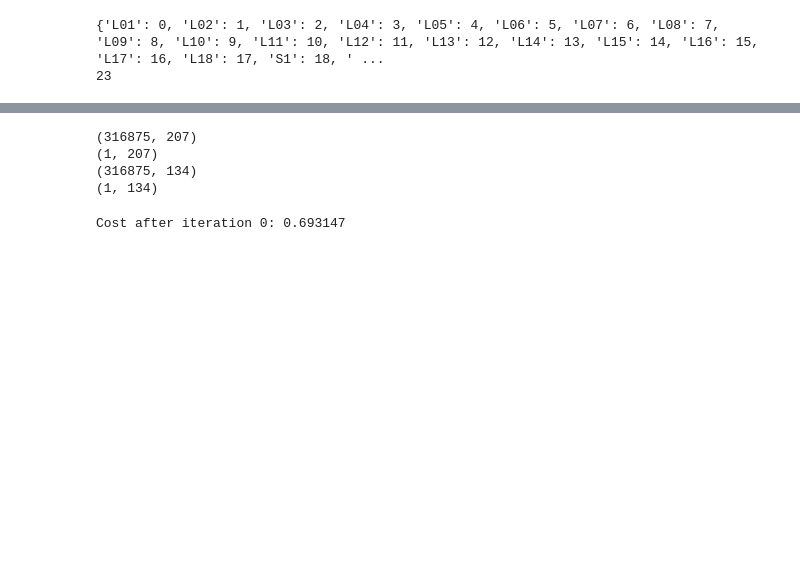
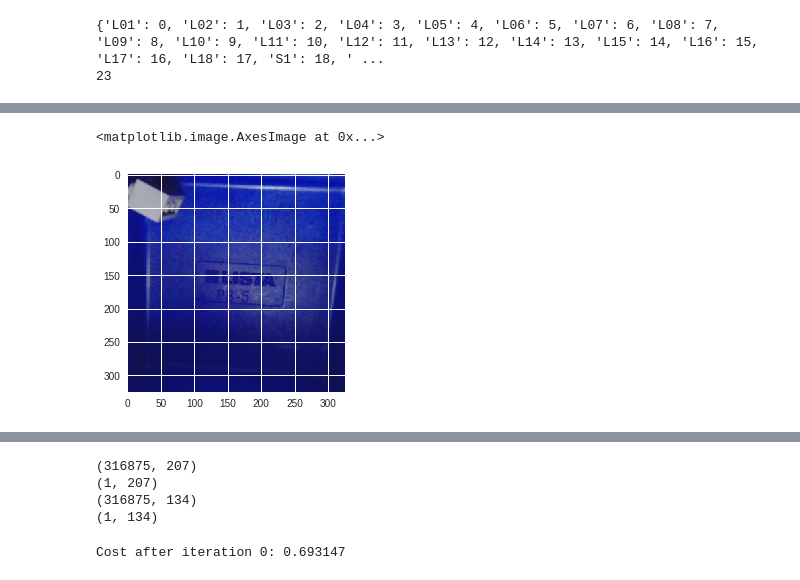
Before and after one commit to tylerlum/Tray_Image_Classifier_A, a Jupyter notebook: Copy_of_ReadData.ipynb, the cells around one changed output, grey strips where cells are left out. Cells and saved outputs as stored; diff of their text form; code cells hidden in the pictures; blank space fills up the shorter version.

```diff
--- a/Copy_of_ReadData.ipynb
+++ b/Copy_of_ReadData.ipynb
@@ -303,3 +291,8 @@ print(Y_train[0, index])
+# %%
+plt.imshow(full_dataset['L07_x'][0])
+# %% [output]
+<matplotlib.image.AxesImage at 0x...>
+[figure, added]
 # %%
 print(X_train.shape)
 print(Y_train.shape)
```
Also changed, not shown: parts of 22 cells of this notebook.
